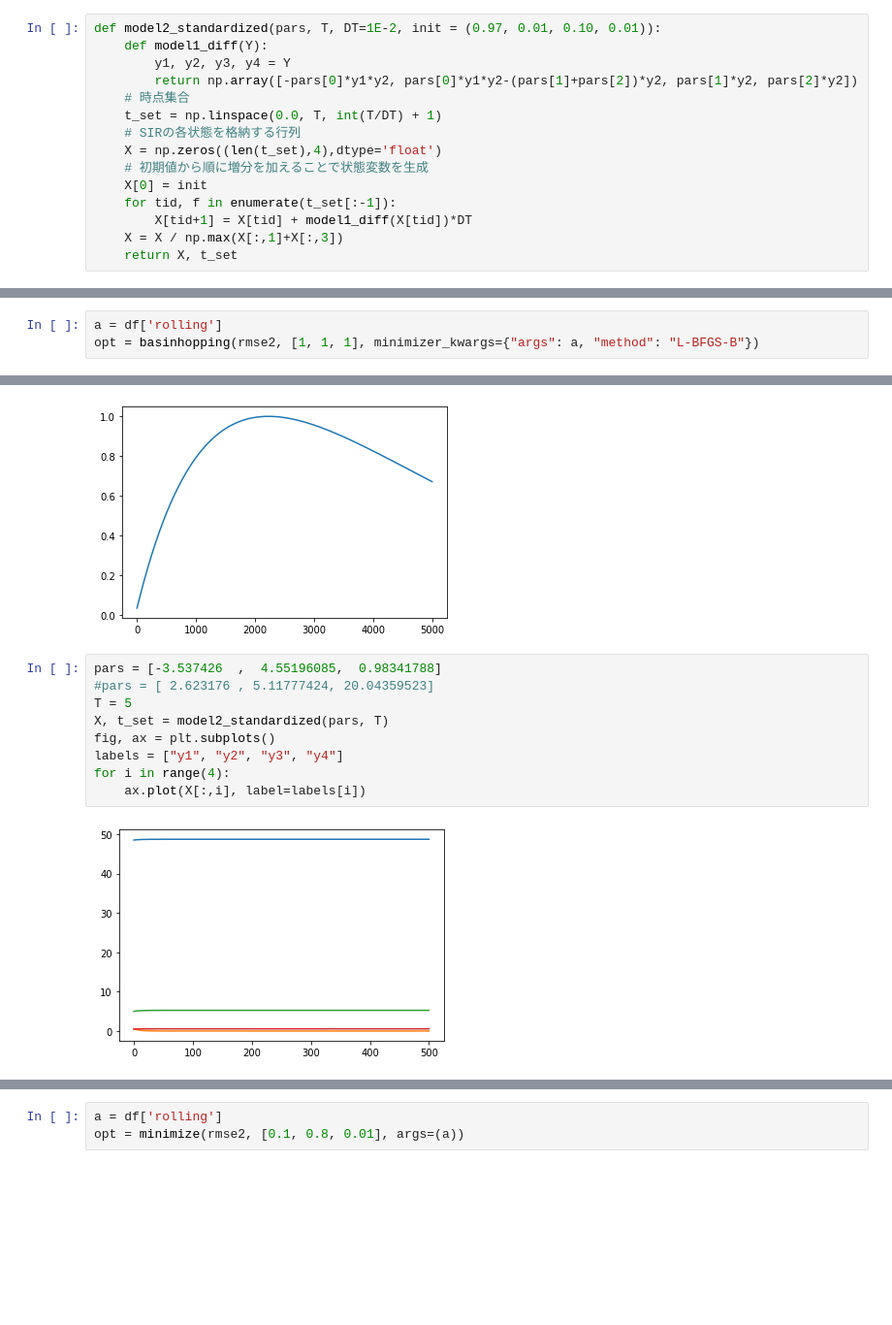
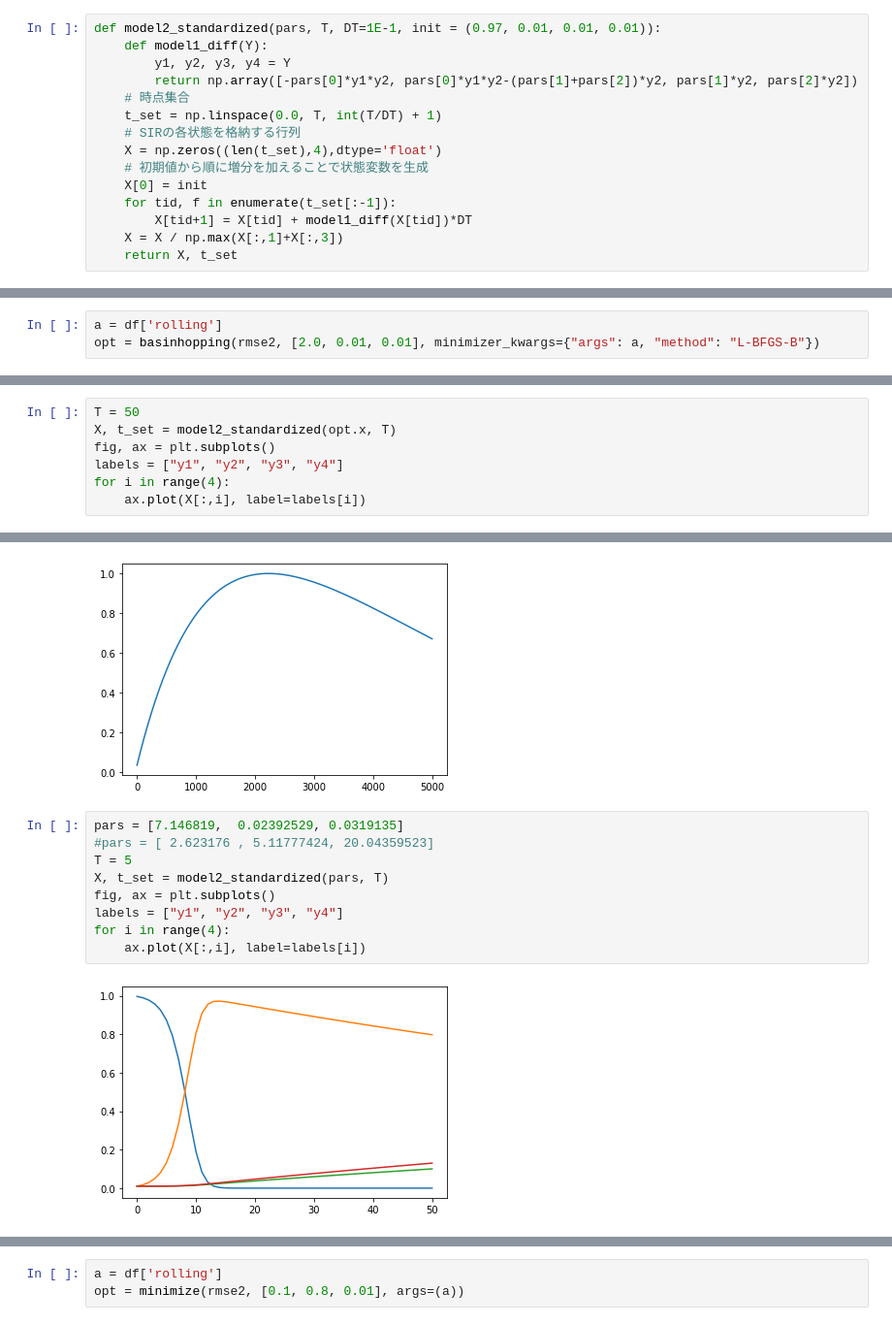
Before and after one commit to ShuichiroTsuda/TrendModel, a Jupyter notebook: TrendModel.ipynb, the cells around one changed output, grey strips where cells are left out. Shown: that part at 97% size. Cells and saved outputs as stored; diff of their text form; blank space fills up the shorter version.

```diff
--- a/TrendModel.ipynb
+++ b/TrendModel.ipynb
@@ -112,7 +112,7 @@ def model2(pars, T, DT=1E-2, init = (1.0, 0., 0.0, 0.)):
         X[tid+1] = X[tid] + model1_diff(X[tid])*DT
     return X, t_set
 # %%
-def model2_standardized(pars, T, DT=1E-2, init = (0.97, 0.01, 0.10, 0.01)):
+def model2_standardized(pars, T, DT=1E-1, init = (0.97, 0.01, 0.01, 0.01)):
     def model1_diff(Y):
         y1, y2, y3, y4 = Y
         return np.array([-pars[0]*y1*y2, pars[0]*y1*y2-(pars[1]+pars[2])*y2, pars[1]*y2, pars[2]*y2])
@@ -153,3 +155,3 @@ def rmse2(pars,obs,init = (0.97, 0.01, 0.01, 0.01)):
 # %%
 a = df['rolling']
-opt = basinhopping(rmse2, [1, 1, 1], minimizer_kwargs={"args": a, "method": "L-BFGS-B"})
+opt = basinhopping(rmse2, [2.0, 0.01, 0.01], minimizer_kwargs={"args": a, "method": "L-BFGS-B"})
@@ -155,0 +176,7 @@ opt = basinhopping(rmse2, [1, 1, 1], minimizer_kwargs={"args": a, "method": "L-B
+# %%
+T = 50
+X, t_set = model2_standardized(opt.x, T)
+fig, ax = plt.subplots()
+labels = ["y1", "y2", "y3", "y4"]
+for i in range(4):
+    ax.plot(X[:,i], label=labels[i])
@@ -170,16 +204,16 @@ plt.plot(X[:,1]+X[:,3])
 [<matplotlib.lines.Line2D at 0x...>]
 [figure]
 # %%
-pars = [-3.537426  ,  4.55196085,  0.98341788]
+pars = [7.146819,  0.02392529, 0.0319135]
 #pars = [ 2.623176 , 5.11777424, 20.04359523]
 T = 5
 X, t_set = model2_standardized(pars, T)
 fig, ax = plt.subplots()
 labels = ["y1", "y2", "y3", "y4"]
 for i in range(4):
     ax.plot(X[:,i], label=labels[i])
 # %% [output]
-[figure, old version]
+[figure, new version]
 # %%
 plt.plot(X[:,1]+X[:,3])
 # %% [output]
```
Also changed, not shown: parts of 5 cells of this notebook.
